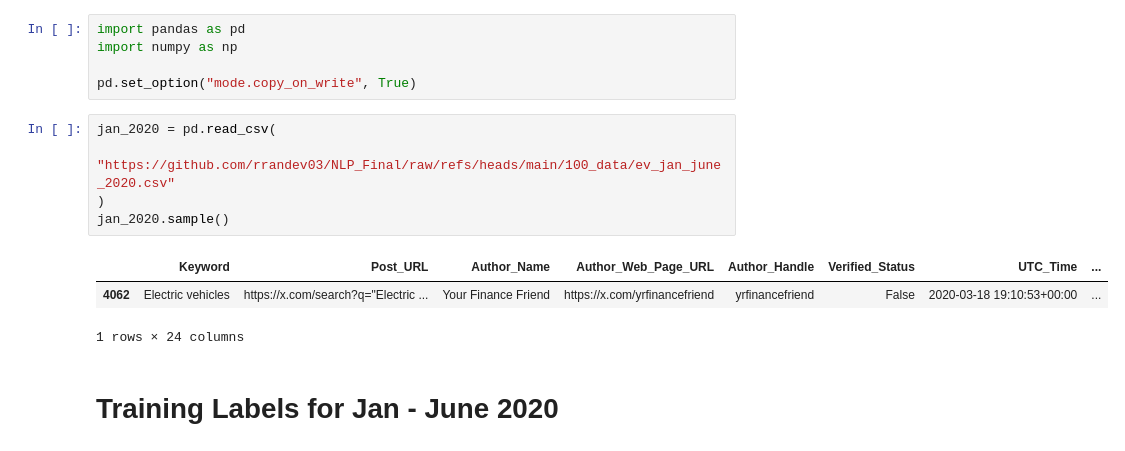
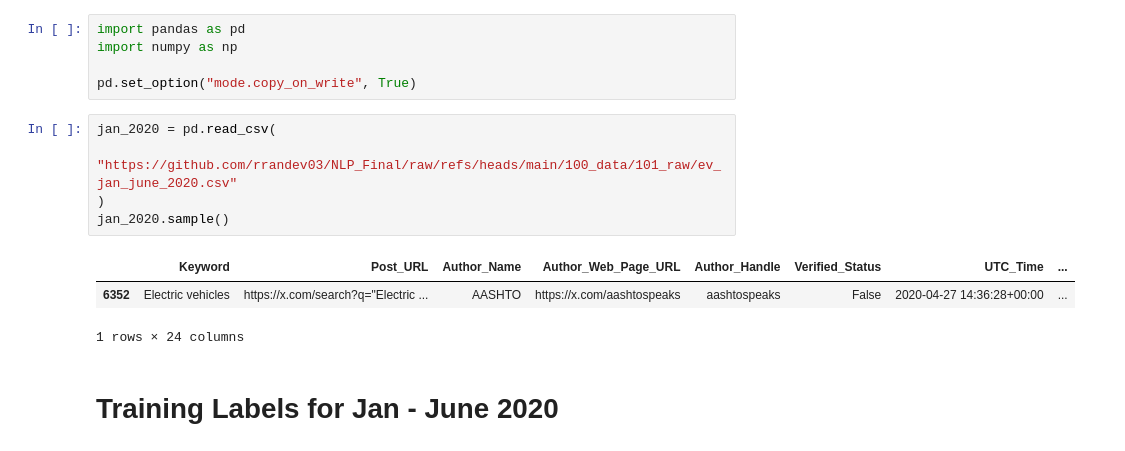
Before and after one commit to rrandev03/NLP_Final, a Jupyter notebook: 200_code/rishika_labeling.ipynb, the cells around one changed output. Saved outputs shown, nothing was run; the diff lists cells and outputs as text.

```diff
--- a/200_code/rishika_labeling.ipynb
+++ b/200_code/rishika_labeling.ipynb
@@ -5,12 +5,12 @@ import numpy as np
 pd.set_option("mode.copy_on_write", True)
 # %%
 jan_2020 = pd.read_csv(
-    "https://github.com/rrandev03/NLP_Final/raw/refs/heads/main/100_data/ev_jan_june_2020.csv"
+    "https://github.com/rrandev03/NLP_Final/raw/refs/heads/main/100_data/101_raw/ev_jan_june_2020.csv"
 )
 jan_2020.sample()
 # %% [output]
 |  | Keyword | Post_URL | Author_Name | Author_Web_Page_URL | Author_Handle | Verified_Status | UTC_Time | ... |
-| 4062 | Electric vehicles | https://x.com/search?q="Electric ... | Your Finance Friend | https://x.com/yrfinancefriend | yrfinancefriend | False | 2020-03-18 19:10:53+00:00 | ... |
+| 6352 | Electric vehicles | https://x.com/search?q="Electric ... | AASHTO | https://x.com/aashtospeaks | aashtospeaks | False | 2020-04-27 14:36:28+00:00 | ... |
 1 rows × 24 columns
 # %% [markdown]
 # Training Labels for Jan - June 2020
```
Also changed, not shown: parts of 1 cell of this notebook.
